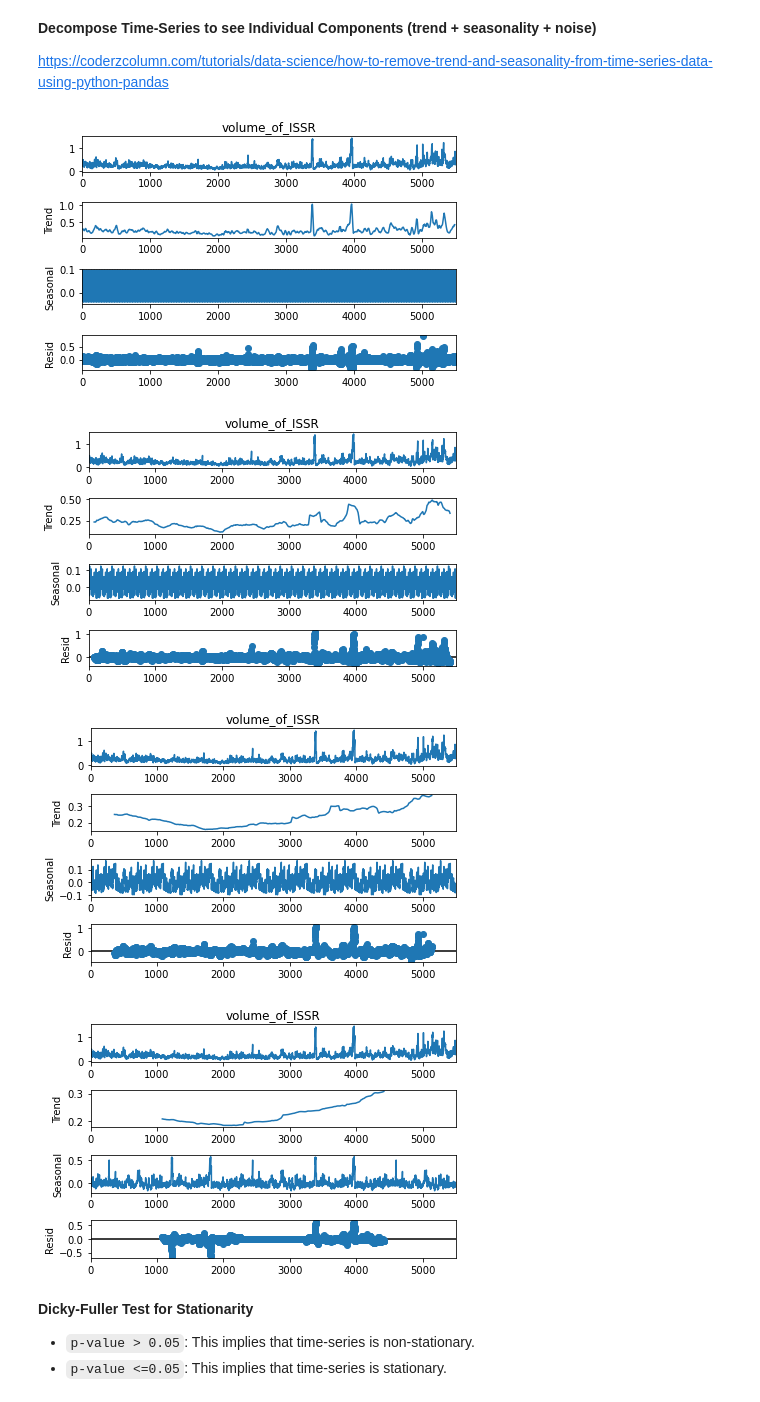
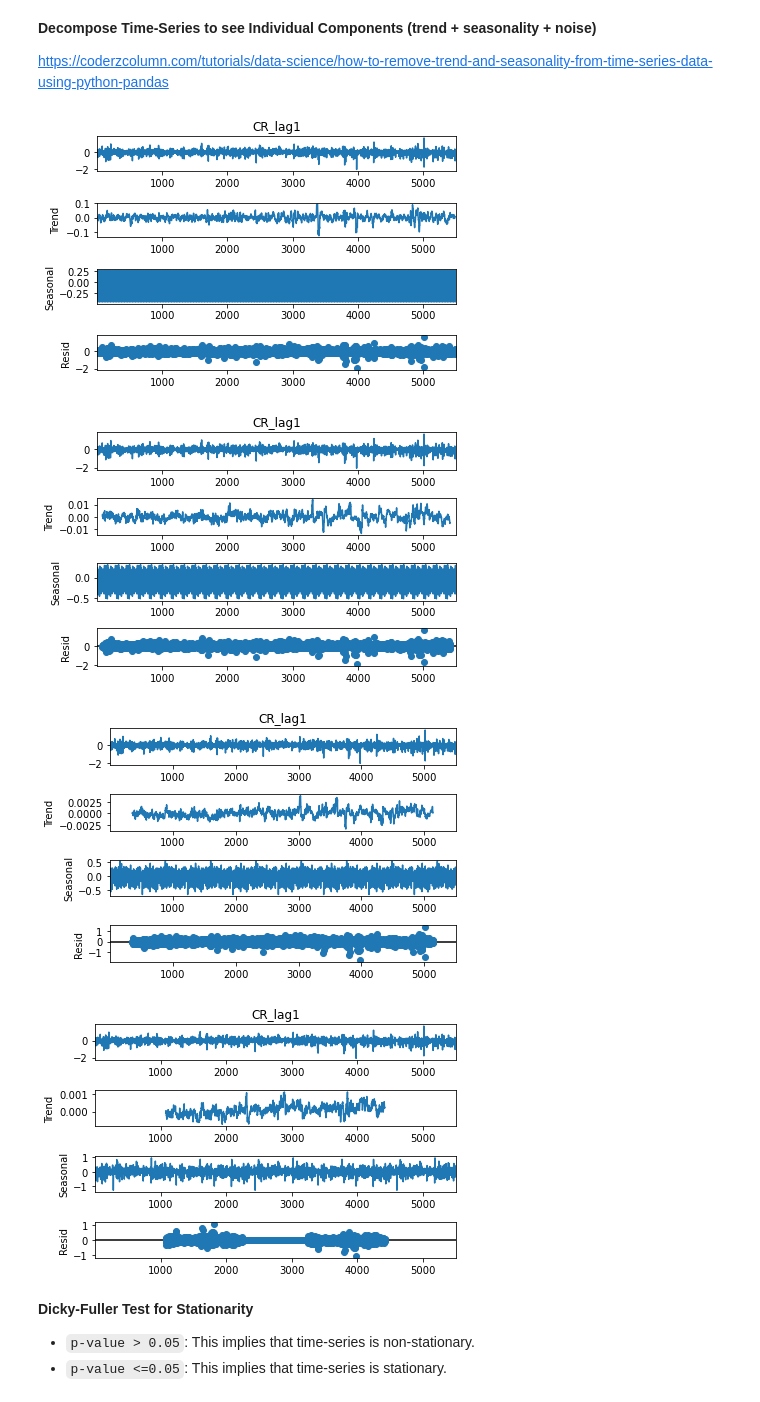
Before and after one commit to Dragon-Mason/CapstoneProject, a Jupyter notebook: LSTM.ipynb, the cells around one changed output. Saved outputs shown, nothing was run; the diff lists cells and outputs as text; code cells hidden in the pictures.

```diff
--- a/LSTM.ipynb
+++ b/LSTM.ipynb
@@ -9,10 +9,11 @@ print(tf.__version__)
 # %% [markdown]
 # 1. Load Data
 # %%
-overall_summary = pd.read_csv('overall_summary.csv')
+# overall_summary = pd.read_csv('overall_summary.csv')
+overall_summary = pd.read_csv('CR.csv')
 time = overall_summary['datetime_id']
-time = time.to_numpy()
-volume_series = overall_summary['volume_of_ISSR']
-volume_series = volume_series.to_numpy()
+time = time.to_numpy()[1:]
+volume_series = overall_summary['CR_lag1']
+volume_series = volume_series.to_numpy()[1:]
 overall_summary
 # %% [output]
@@ -39,35 +41,35 @@ overall_summary['volume_of_ISSR'].plot(figsize=(18,6));
 https://coderzcolumn.com/tutorials/data-science/how-to-remove-trend-and-seasonality-from-time-series-data-using-python-pandas
 # %%
 from statsmodels.tsa.seasonal import seasonal_decompose
-decompose_result1 = seasonal_decompose(overall_summary['volume_of_ISSR'], period = 24, model="additive")
+decompose_result1 = seasonal_decompose(overall_summary['CR_lag1'][1:], period = 24, model="additive")
 trend1 = decompose_result1.trend
 seasonal1 = decompose_result1.seasonal
 residual1 = decompose_result1.resid
 
-decompose_result2 = seasonal_decompose(overall_summary['volume_of_ISSR'], period = 24*7, model="additive")
+decompose_result2 = seasonal_decompose(overall_summary['CR_lag1'][1:], period = 24*7, model="additive")
 trend2 = decompose_result2.trend
 seasonal2 = decompose_result2.seasonal
 residual2 = decompose_result2.resid
 
-decompose_result3 = seasonal_decompose(overall_summary['volume_of_ISSR'], period = 24*30, model="additive")
+decompose_result3 = seasonal_decompose(overall_summary['CR_lag1'][1:], period = 24*30, model="additive")
 trend3 = decompose_result3.trend
 seasonal3 = decompose_result3.seasonal
 residual3 = decompose_result3.resid
 
-decompose_result4 = seasonal_decompose(overall_summary['volume_of_ISSR'], period = 24*90, model="additive")
+decompose_result4 = seasonal_decompose(overall_summary['CR_lag1'][1:], period = 24*90, model="additive")
 trend4 = decompose_result4.trend
 seasonal4 = decompose_result4.seasonal
 residual4 = decompose_result4.resid
 
 decompose_result1.plot()
 decompose_result2.plot()
 decompose_result3.plot()
 decompose_result4.plot();
 # %% [output]
-[figure, old version]
+[figure, new version]
-[figure, old version]
+[figure, new version]
-[figure, old version]
+[figure, new version]
-[figure, old version]
+[figure, new version]
 # %% [markdown]
 **Dicky-Fuller Test for Stationarity**
 
```
Also changed, not shown: parts of 9 cells of this notebook.
